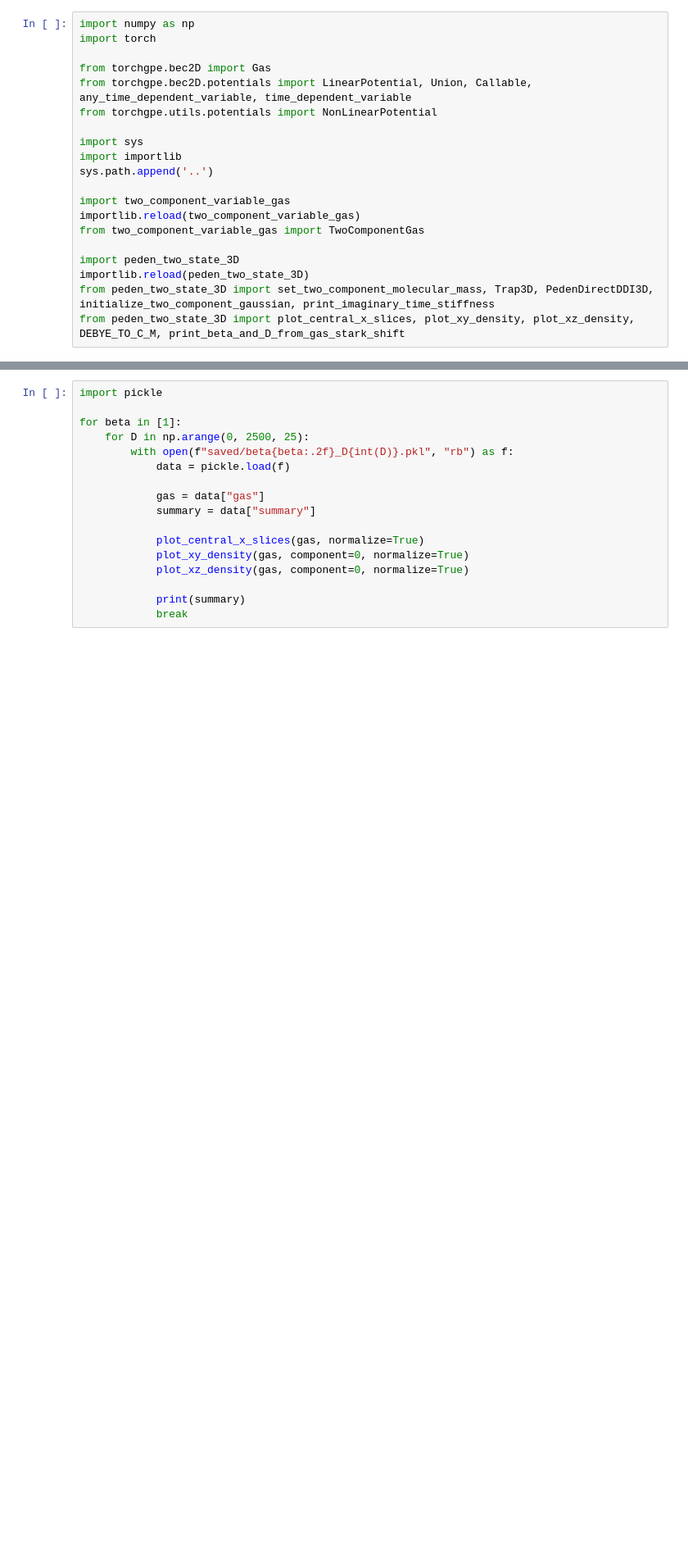
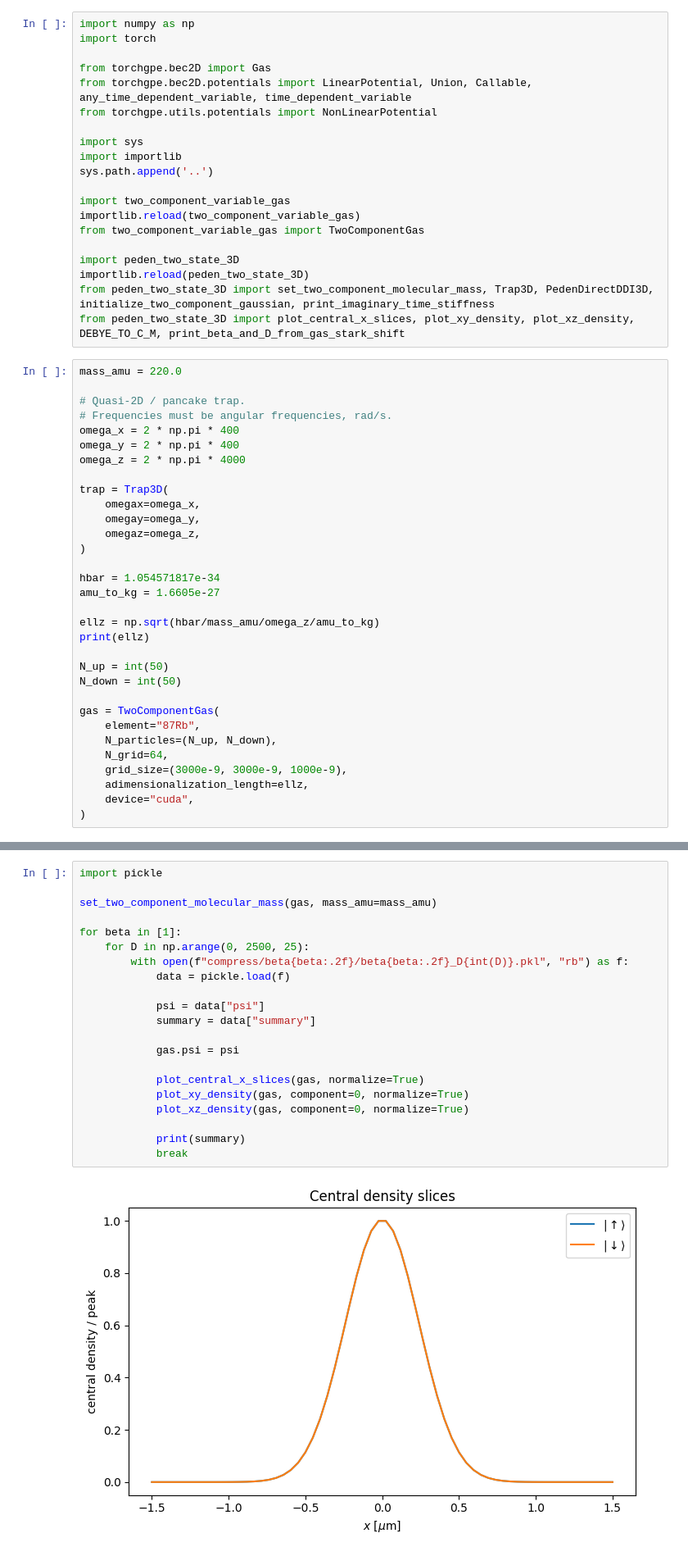
Before and after one commit to KevinBXu/DielectricBEC, a Jupyter notebook: format_states.ipynb, the cells around one changed output, grey strips where cells are left out. Shown at 82% size. Cells and saved outputs as stored; diff of their text form; blank space fills up the shorter version.

```diff
--- a/format_states.ipynb
+++ b/format_states.ipynb
@@ -18,3 +18,35 @@ import peden_two_state_3D
 importlib.reload(peden_two_state_3D)
 from peden_two_state_3D import set_two_component_molecular_mass, Trap3D, PedenDirectDDI3D, initialize_two_component_gaussian, print_imaginary_time_stiffness
 from peden_two_state_3D import plot_central_x_slices, plot_xy_density, plot_xz_density, DEBYE_TO_C_M, print_beta_and_D_from_gas_stark_shift
+# %%
+mass_amu = 220.0
+
+# Quasi-2D / pancake trap.
+# Frequencies must be angular frequencies, rad/s.
+omega_x = 2 * np.pi * 400
+omega_y = 2 * np.pi * 400
+omega_z = 2 * np.pi * 4000
+
+trap = Trap3D(
+    omegax=omega_x,
+    omegay=omega_y,
+    omegaz=omega_z,
+)
+
+hbar = 1.054571817e-34
+amu_to_kg = 1.6605e-27
+
+ellz = np.sqrt(hbar/mass_amu/omega_z/amu_to_kg)
+print(ellz)
+
+N_up = int(50)
+N_down = int(50)
+
+gas = TwoComponentGas(
+    element="87Rb",
+    N_particles=(N_up, N_down),
+    N_grid=64,
+    grid_size=(3000e-9, 3000e-9, 1000e-9),
+    adimensionalization_length=ellz,
+    device="cuda",
+)
@@ -21,18 +55,23 @@ from peden_two_state_3D import plot_central_x_slices, plot_xy_density, plot_xz_d
 # %%
 import pickle
 
+set_two_component_molecular_mass(gas, mass_amu=mass_amu)
+
 for beta in [1]:
     for D in np.arange(0, 2500, 25):
-        with open(f"saved/beta{beta:.2f}_D{int(D)}.pkl", "rb") as f:
+        with open(f"compress/beta{beta:.2f}/beta{beta:.2f}_D{int(D)}.pkl", "rb") as f:
             data = pickle.load(f)
 
-            gas = data["gas"]
+            psi = data["psi"]
             summary = data["summary"]
+
+            gas.psi = psi
 
             plot_central_x_slices(gas, normalize=True)
             plot_xy_density(gas, component=0, normalize=True)
             plot_xz_density(gas, component=0, normalize=True)
 
             print(summary)
             break
 # %% [output]
+[figure, added]
```
Also changed, not shown: parts of 2 cells of this notebook.
